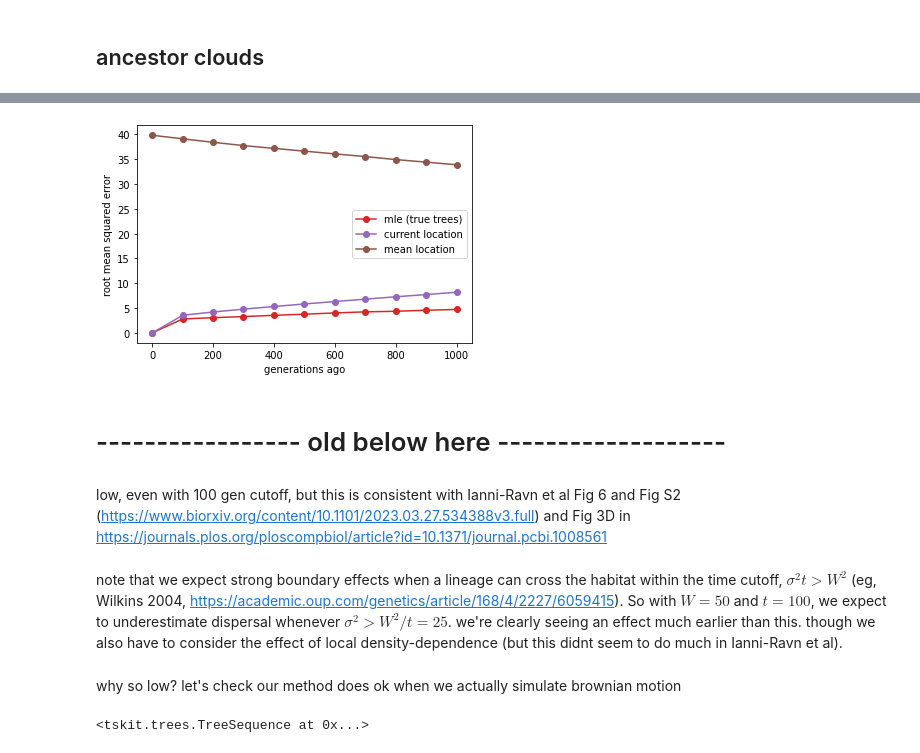
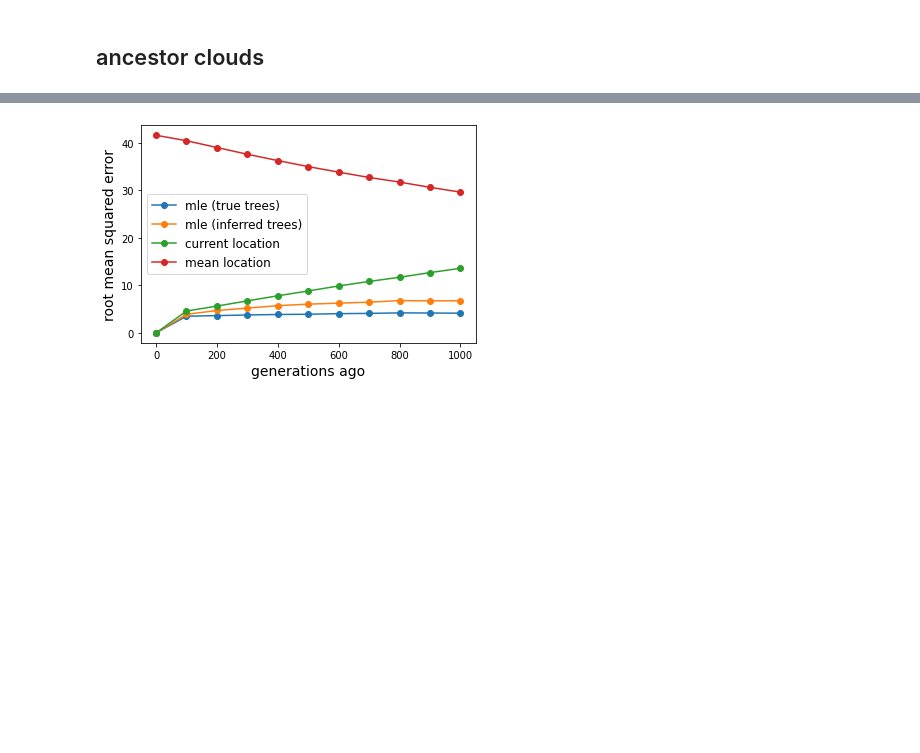
Before and after one commit to mmosmond/sparg-ms, a Jupyter notebook: simulations/plots.ipynb, the cells around one changed output, grey strips where cells are left out. Saved outputs shown, nothing was run; the diff lists cells and outputs as text; code cells hidden in the pictures; blank space fills up the shorter version.

Commit message:
composite dispersal rates from sims with fewer importance samples

```diff
--- a/simulations/plots.ipynb
+++ b/simulations/plots.ipynb
@@ -359,18 +457,20 @@ for i,t in enumerate(retain_gens):
 # %%
-prefix = 'data/sim_100000000L_1e-08RBP_2.0LAMBDA_1.0K_100W_1.0SIGMAcomp_0.5SIGMAmate_0.5SIGMAdisp_0selfing_40000MAXT_%dnrep_10000Ne_1e-08U_100d_50k_2G_100treeskip'
+prefix = 'data/sim_100000000L_1e-08RBP_2.0LAMBDA_1.0K_100W_1.0SIGMAcomp_%sSIGMAmate_%sSIGMAdisp_0selfing_40000MAXT' %(SIGMAmate,SIGMAdisp)
 
 sse_mle = np.zeros(11)
 sse_sample = np.zeros(11)
 sse_mean_sample = np.zeros(11)
+sse_mle_inf = np.zeros(11)
 n = 0
+n_inf=0
 for rep in nreps:
 
-    prefix_rep = prefix %rep
+    prefix_rep = prefix + '_%dnrep_10000Ne_1e-08U_100d_50k_2G' %rep
 
-    filename = prefix_rep + '_anc-locs.npy'
+    filename = prefix_rep + '_100treeskip_anc-locs.npy'
     real_anc_locs = np.load(filename)
 
-    filename = prefix_rep + '_NonetCutoff_ancestor-locations.npy'
+    filename = prefix_rep + '_100treeskip_NonetCutoff_ancestor-locations.npy'
     true_anc_locs = np.load(filename)
 
     sse_mle += np.sum(np.sum((np.mean(real_anc_locs, axis=0) - np.mean(true_anc_locs, axis=0))**2, axis=-1), axis=0)
@@ -383,34 +483,41 @@ for rep in nreps:
 
     n += len(real_anc_locs[0])
 
+    # real ancestor locations at loci used for inferred trees
+    filename = prefix_rep + '_100treeskip_anc-locs-inf.npy'
+    real_anc_locs_inf = np.load(filename)
+
+    # mle ancestor locations from inferred trees
+    for sample in range(100):
+        try:
+            filename = prefix_rep + '_5numiter_0.5threshold_100treeskip_1000M_NonetCutoff_ancestor-locations_%dsample.npy' %sample
+            inf_anc_locs = np.load(filename)
+            sse_mle_inf += np.sum((np.mean(real_anc_locs_inf[:,sample], axis=0) - np.mean(inf_anc_locs, axis=0))**2, axis=-1)
+            n_inf += 1
+        except:
+#             print('missing rep %d sample %d' %(rep,sample))
+            pass
+
 rmse_mle = (sse_mle/n)**0.5
 rmse_sample = (sse_sample/n)**0.5
 rmse_mean_sample = (sse_mean_sample/n)**0.5
+rmse_mle_inf = (sse_mle_inf/n_inf)**0.5
 # %%
-plt.plot(range(0,1001,100), rmse_mle, marker='o', label='mle (true trees)', color=ccolors(3))
-plt.plot(range(0,1001,100), rmse_sample, marker='o', label='current location', color=ccolors(4))
-plt.plot(range(0,1001,100), rmse_mean_sample, marker='o', label='mean location', color=ccolors(5))
+plt.plot(range(0,1001,100), rmse_mle, marker='o', label='mle (true trees)')
+plt.plot(range(0,1001,100), rmse_mle_inf, marker='o', label='mle (inferred trees)')
+plt.plot(range(0,1001,100), rmse_sample, marker='o', label='current location')
+plt.plot(range(0,1001,100), rmse_mean_sample, marker='o', label='mean location')
 
-plt.xlabel('generations ago')
-plt.ylabel('root mean squared error')
-plt.legend()
+plt.xlabel('generations ago', fontsize=14)
+plt.ylabel('root mean squared error', fontsize=14)
+plt.legend(fontsize=12)
+# ratio = 1.0
+# xleft, xright = plt.gca().get_xlim()
+# ybottom, ytop = plt.gca().get_ylim()
+# plt.gca().set_aspect(abs((xright-xleft)/(ybottom-ytop))*ratio)
 
 plt.savefig('plots/rmse-ancestor-clouds.pdf')
 
 plt.show()
 # %% [output]
-[figure, old version]
+[figure, new version]
-# %% [markdown]
-# ----------------- old below here -------------------
-# %% [markdown]
-low, even with 100 gen cutoff, but this is consistent with Ianni-Ravn et al Fig 6 and Fig S2 (https://www.biorxiv.org/content/10.1101/2023.03.27.534388v3.full) and Fig 3D in https://journals.plos.org/ploscompbiol/article?id=10.1371/journal.pcbi.1008561
-# %% [markdown]
-note that we expect strong boundary effects when a lineage can cross the habitat within the time cutoff, $\sigma^2 t > W^2$ (eg, Wilkins 2004, https://academic.oup.com/genetics/article/168/4/2227/6059415). So with $W=50$ and $t=100$, we expect to underestimate dispersal whenever $\sigma^2>W^2/t=25$. we're clearly seeing an effect much earlier than this. though we also have to consider the effect of local density-dependence (but this didnt seem to do much in Ianni-Ravn et al).
-# %% [markdown]
-why so low? let's check our method does ok when we actually simulate brownian motion
-# %%
-import msprime
-ts = msprime.sim_ancestry(50) #make a tree
-ts
-# %% [output]
-<tskit.trees.TreeSequence at 0x...>
```
Also changed, not shown: parts of 50 cells of this notebook, 1 other file.
